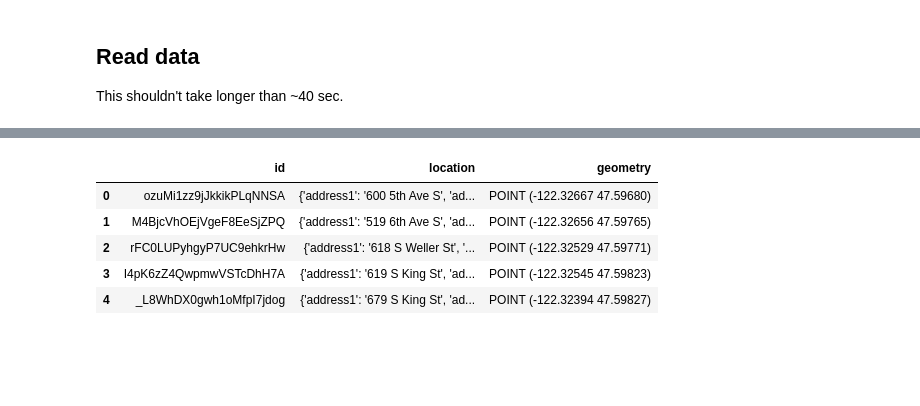
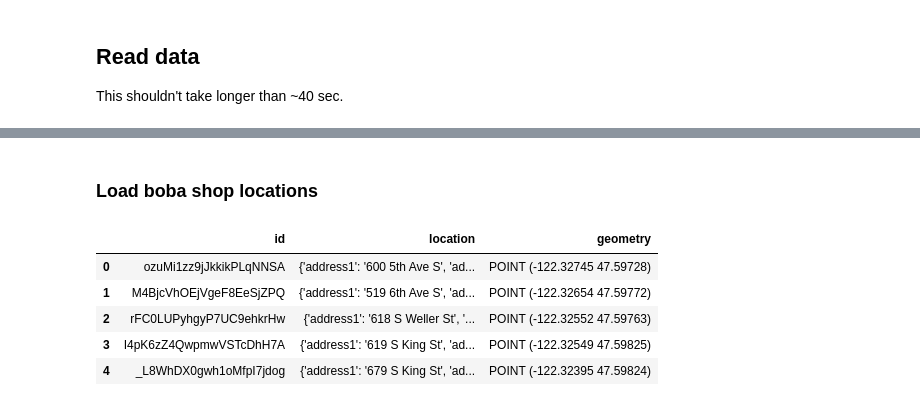
Before and after one commit to womogenes/am115-final, a Jupyter notebook: analysis.ipynb, the cells around one changed output, grey strips where cells are left out. Saved outputs shown, nothing was run; the diff lists cells and outputs as text; code cells hidden in the pictures; blank space fills up the shorter version.

```diff
--- a/analysis.ipynb
+++ b/analysis.ipynb
@@ -37,14 +67,16 @@ edges.head()
+# %% [markdown]
+### Load boba shop locations
 # %%
 # Hack from https://stackoverflow.com/questions/71907567/valueerror-geodataframe-does-not-support-multiple-columns-using-the-geometry-co
-boba_gdf = gpd.read_file("./data/seattle_boba_shops.csv",
+boba_gdf = gpd.read_file(f"./data/{CITY_NAME.lower()}_boba_shops.csv",
                          GEOM_POSSIBLE_NAMES="geometry",
                          KEEP_GEOM_COLUMNS="NO")
 boba_gdf = boba_gdf[["id", "location", "geometry"]]
 boba_gdf.head()
 # %% [output]
 |  | id | location | geometry |
-| 0 | ozuMi1zz9jJkkikPLqNNSA | {'address1': '600 5th Ave S', 'ad... | POINT (-122.32667 47.59680) |
-| 1 | M4BjcVhOEjVgeF8EeSjZPQ | {'address1': '519 6th Ave S', 'ad... | POINT (-122.32656 47.59765) |
-| 2 | rFC0LUPyhgyP7UC9ehkrHw | {'address1': '618 S Weller St', '... | POINT (-122.32529 47.59771) |
-| 3 | I4pK6zZ4QwpmwVSTcDhH7A | {'address1': '619 S King St', 'ad... | POINT (-122.32545 47.59823) |
-| 4 | _L8WhDX0gwh1oMfpI7jdog | {'address1': '679 S King St', 'ad... | POINT (-122.32394 47.59827) |
+| 0 | ozuMi1zz9jJkkikPLqNNSA | {'address1': '600 5th Ave S', 'ad... | POINT (-122.32745 47.59728) |
+| 1 | M4BjcVhOEjVgeF8EeSjZPQ | {'address1': '519 6th Ave S', 'ad... | POINT (-122.32654 47.59772) |
+| 2 | rFC0LUPyhgyP7UC9ehkrHw | {'address1': '618 S Weller St', '... | POINT (-122.32552 47.59763) |
+| 3 | I4pK6zZ4QwpmwVSTcDhH7A | {'address1': '619 S King St', 'ad... | POINT (-122.32549 47.59825) |
+| 4 | _L8WhDX0gwh1oMfpI7jdog | {'address1': '679 S King St', 'ad... | POINT (-122.32395 47.59824) |
```
Also changed, not shown: parts of 13 cells of this notebook, 3 other files.
